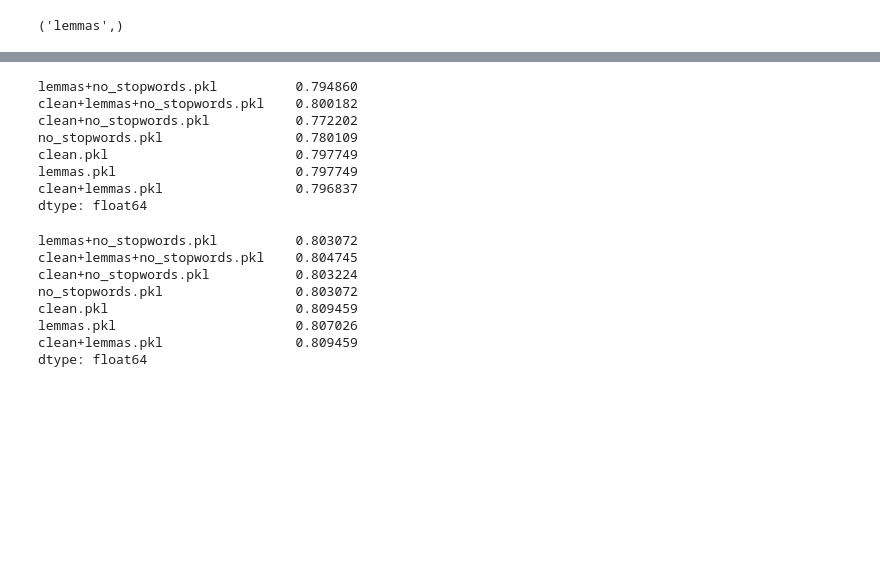
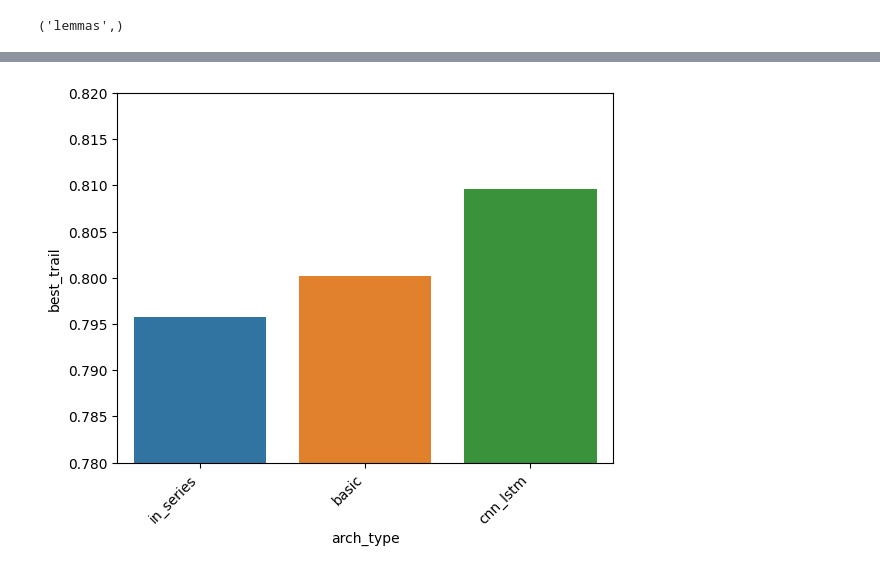
Before and after one commit to m-dziuba/magisterka, a Jupyter notebook: exploration.ipynb, the cells around one changed output, grey strips where cells are left out. Drawn from its saved outputs; the diff is of its cells as text; code cells hidden in the pictures; blank space fills up the shorter version.

Commit message:
Generate graphs

```diff
--- a/exploration.ipynb
+++ b/exploration.ipynb
@@ -30,44 +26,6 @@ dtype: float64
-# %%
-from pathlib import Path
-import joblib
-import pandas as pd
-res = {}
-res_path = Path("./results/basic")
-for _dir in res_path.iterdir():
-    res[_dir.name] = {}
-    for file in _dir.iterdir():
-        one_res = joblib.load(file)
-        res[_dir.name][file.name] = max(one_res.best_trial.intermediate_values.values())
-df = pd.DataFrame.from_dict(res)
-df.max(axis=1)
-# %% [output]
-lemmas+no_stopwords.pkl          0.794860
-clean+lemmas+no_stopwords.pkl    0.800182
-clean+no_stopwords.pkl           0.772202
-no_stopwords.pkl                 0.780109
-clean.pkl                        0.797749
-lemmas.pkl                       0.797749
-clean+lemmas.pkl                 0.796837
-dtype: float64
-# %%
-from pathlib import Path
-import joblib
-import pandas as pd
-res = {}
-res_path = Path("./results/cnn_lstm")
-for _dir in res_path.iterdir():
-    res[_dir.name] = {}
-    for file in _dir.iterdir():
-        one_res = joblib.load(file)
-        res[_dir.name][file.name] = max(one_res.best_trial.intermediate_values.values())
-df = pd.DataFrame.from_dict(res)
-df.max(axis=1)
-# %% [output]
-lemmas+no_stopwords.pkl          0.803072
-clean+lemmas+no_stopwords.pkl    0.804745
-clean+no_stopwords.pkl           0.803224
-no_stopwords.pkl                 0.803072
-clean.pkl                        0.809459
-lemmas.pkl                       0.807026
-clean+lemmas.pkl                 0.809459
-dtype: float64
+# %%
+df = pd.DataFrame.from_records(res)
+# %%
+ make_barplot(df, "arch_type")
+# %% [output]
+[figure, added]
```
Also changed, not shown: parts of 7 cells of this notebook, 5 other files.
